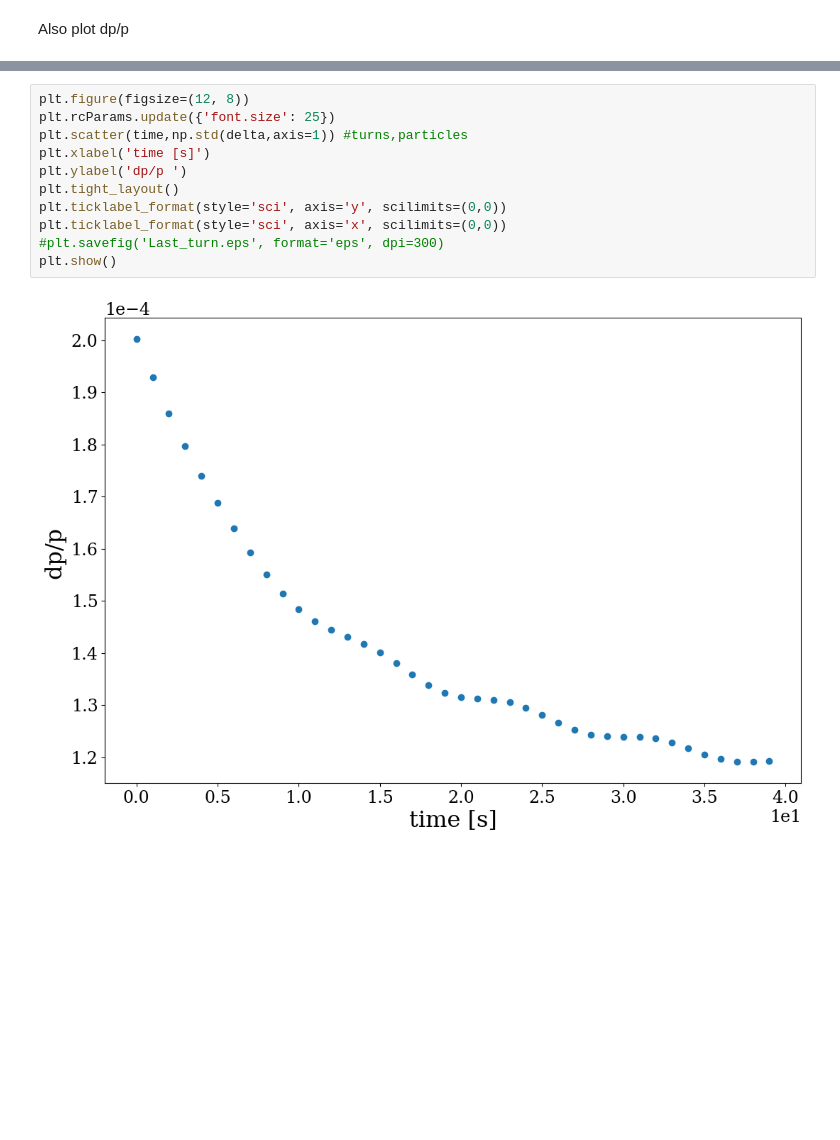
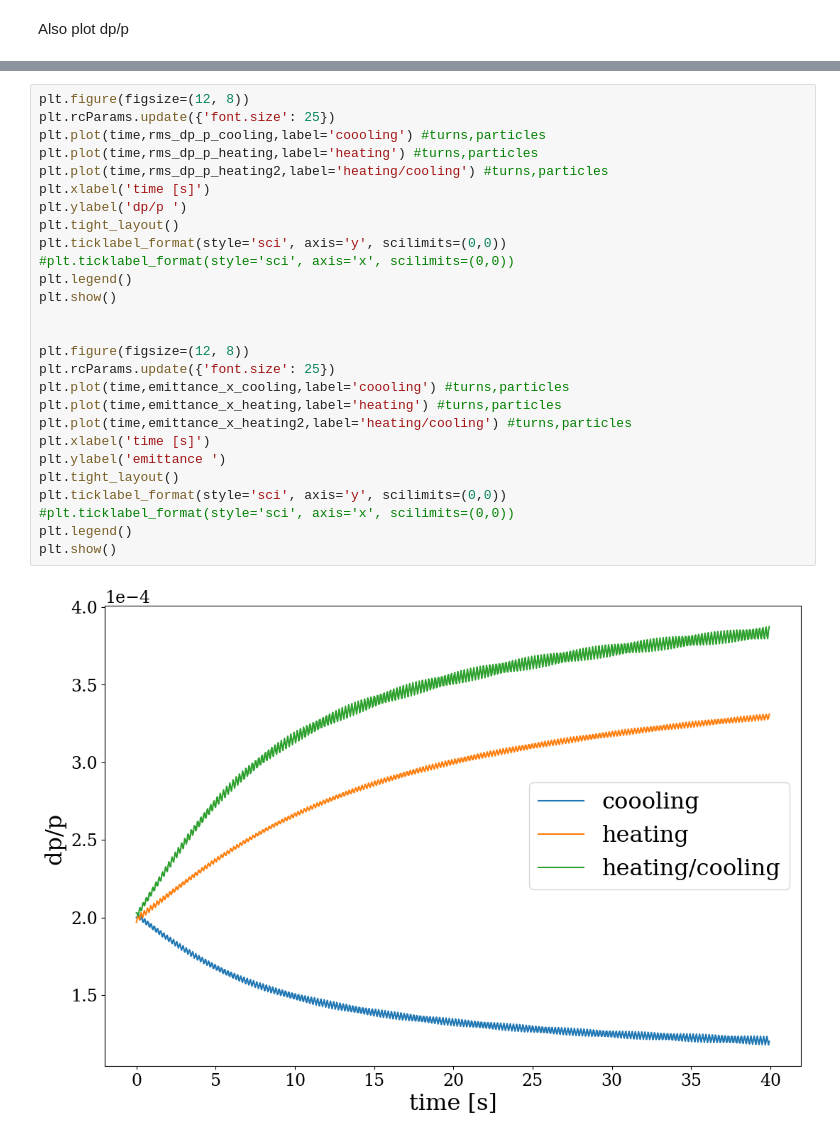
Before and after one commit to pkruyt/laser_cooling, a Jupyter notebook: SPS/SPS_pulsed/linear_lattice/Plot_heating_vs_cooling.ipynb, the cells around one changed output, grey strips where cells are left out. Drawn from its saved outputs; the diff is of its cells as text; blank space fills up the shorter version.

```diff
--- a/SPS/SPS_pulsed/linear_lattice/Plot_heating_vs_cooling.ipynb
+++ b/SPS/SPS_pulsed/linear_lattice/Plot_heating_vs_cooling.ipynb
@@ -186,13 +59,29 @@ final emittance
 # %%
 plt.figure(figsize=(12, 8))
 plt.rcParams.update({'font.size': 25})
-plt.scatter(time,np.std(delta,axis=1)) #turns,particles
+plt.plot(time,rms_dp_p_cooling,label='coooling') #turns,particles
+plt.plot(time,rms_dp_p_heating,label='heating') #turns,particles
+plt.plot(time,rms_dp_p_heating2,label='heating/cooling') #turns,particles
 plt.xlabel('time [s]')
 plt.ylabel('dp/p ')
 plt.tight_layout()
 plt.ticklabel_format(style='sci', axis='y', scilimits=(0,0))
-plt.ticklabel_format(style='sci', axis='x', scilimits=(0,0))
-#plt.savefig('Last_turn.eps', format='eps', dpi=300)
+#plt.ticklabel_format(style='sci', axis='x', scilimits=(0,0))
+plt.legend()
 plt.show()
+
+
+plt.figure(figsize=(12, 8))
+plt.rcParams.update({'font.size': 25})
+plt.plot(time,emittance_x_cooling,label='coooling') #turns,particles
+plt.plot(time,emittance_x_heating,label='heating') #turns,particles
+plt.plot(time,emittance_x_heating2,label='heating/cooling') #turns,particles
+plt.xlabel('time [s]')
+plt.ylabel('emittance ')
+plt.tight_layout()
+plt.ticklabel_format(style='sci', axis='y', scilimits=(0,0))
+#plt.ticklabel_format(style='sci', axis='x', scilimits=(0,0))
+plt.legend()
+plt.show()
 # %% [output]
-[figure, old version]
+[figure, new version]
```
Also changed, not shown: parts of 20 cells of this notebook, 9 other files.
